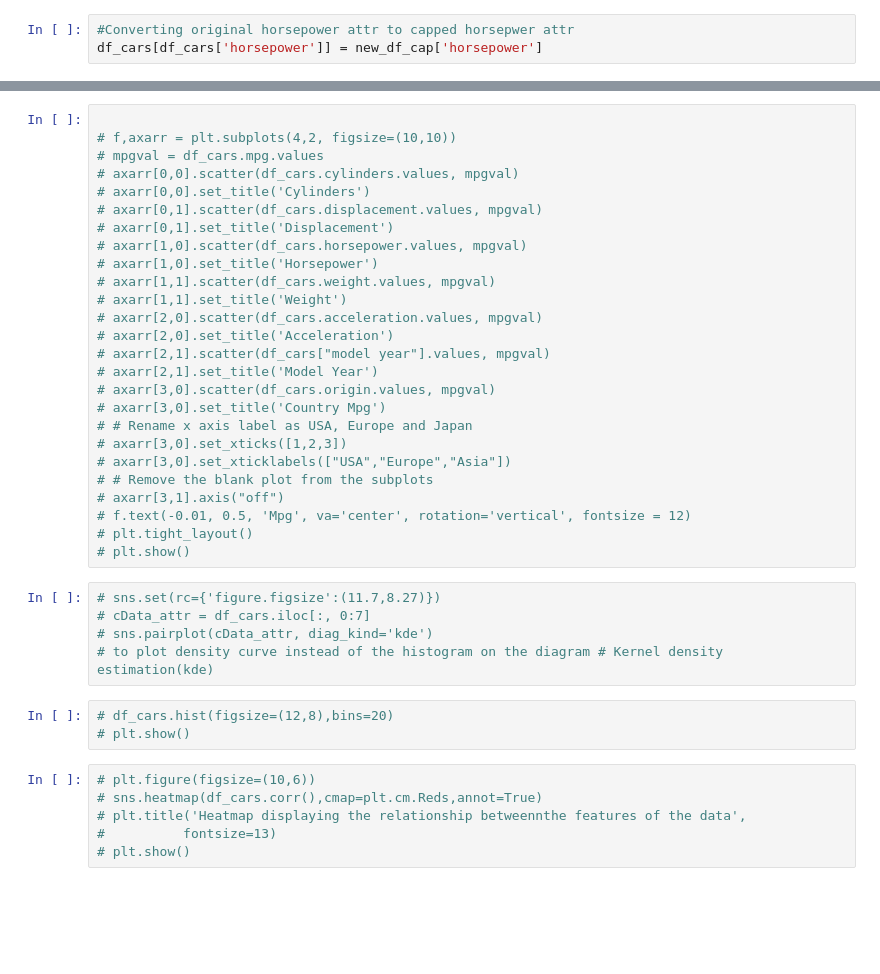
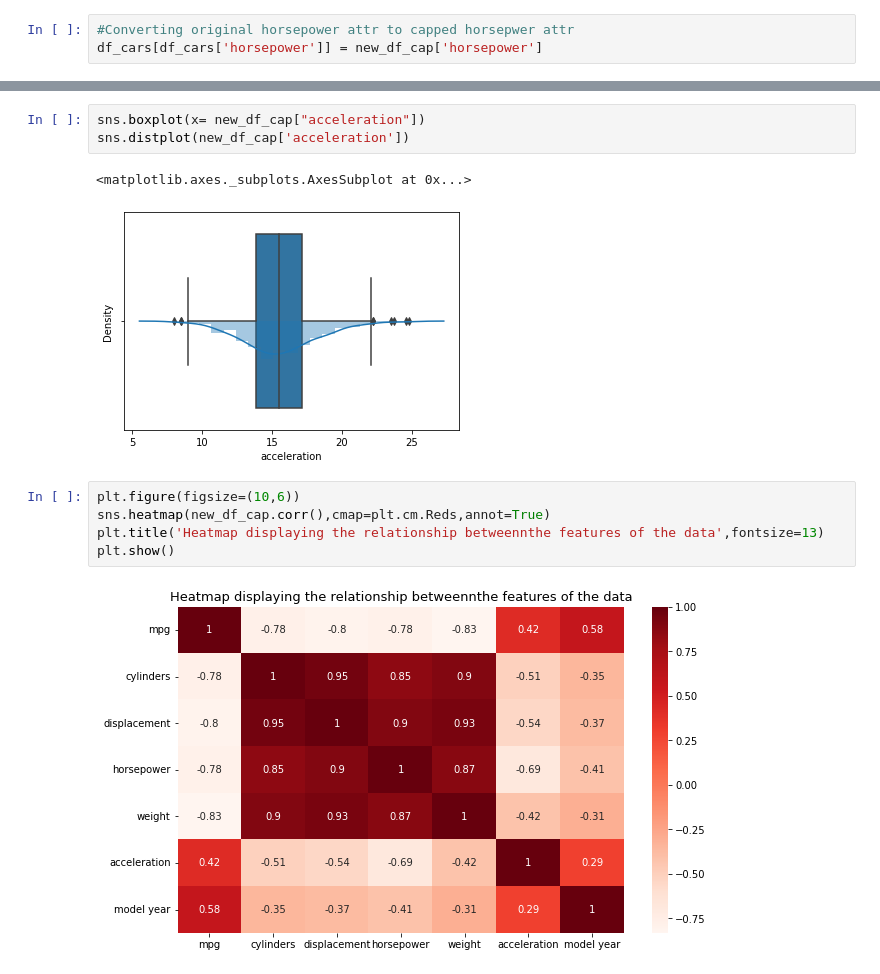
Before and after one commit to MuhammadTalha944/Detecting-and-Removing-Outlers-from-Dataset, a Jupyter notebook: Detecting_and_removing_Outlers.ipynb, the cells around one changed output, grey strips where cells are left out. Drawn from its saved outputs; the diff is of its cells as text; blank space fills up the shorter version.

```diff
--- a/Detecting_and_removing_Outlers.ipynb
+++ b/Detecting_and_removing_Outlers.ipynb
@@ -381,40 +420,13 @@ sns.distplot(new_df_cap['horsepower'])
-# %%
-
-# f,axarr = plt.subplots(4,2, figsize=(10,10))
-# mpgval = df_cars.mpg.values
-# axarr[0,0].scatter(df_cars.cylinders.values, mpgval)
-# axarr[0,0].set_title('Cylinders')
-# axarr[0,1].scatter(df_cars.displacement.values, mpgval)
-# axarr[0,1].set_title('Displacement')
-# axarr[1,0].scatter(df_cars.horsepower.values, mpgval)
-# axarr[1,0].set_title('Horsepower')
-# axarr[1,1].scatter(df_cars.weight.values, mpgval)
-# axarr[1,1].set_title('Weight')
-# axarr[2,0].scatter(df_cars.acceleration.values, mpgval)
-# axarr[2,0].set_title('Acceleration')
-# axarr[2,1].scatter(df_cars["model year"].values, mpgval)
-# axarr[2,1].set_title('Model Year')
-# axarr[3,0].scatter(df_cars.origin.values, mpgval)
-# axarr[3,0].set_title('Country Mpg')
-# # Rename x axis label as USA, Europe and Japan
-# axarr[3,0].set_xticks([1,2,3])
-# axarr[3,0].set_xticklabels(["USA","Europe","Asia"])
-# # Remove the blank plot from the subplots
-# axarr[3,1].axis("off")
-# f.text(-0.01, 0.5, 'Mpg', va='center', rotation='vertical', fontsize = 12)
-# plt.tight_layout()
-# plt.show()
-# %%
-# sns.set(rc={'figure.figsize':(11.7,8.27)})
-# cData_attr = df_cars.iloc[:, 0:7]
-# sns.pairplot(cData_attr, diag_kind='kde')
-# to plot density curve instead of the histogram on the diagram # Kernel density estimation(kde)
-# %%
-# df_cars.hist(figsize=(12,8),bins=20)
-# plt.show()
+# %%
+sns.boxplot(x= new_df_cap["acceleration"])
+sns.distplot(new_df_cap['acceleration'])
+# %% [output]
+<matplotlib.axes._subplots.AxesSubplot at 0x...>
+[figure, added]
 # %%
-# plt.figure(figsize=(10,6))
-# sns.heatmap(df_cars.corr(),cmap=plt.cm.Reds,annot=True)
-# plt.title('Heatmap displaying the relationship betweennthe features of the data',
-#          fontsize=13)
-# plt.show()
+plt.figure(figsize=(10,6))
+sns.heatmap(new_df_cap.corr(),cmap=plt.cm.Reds,annot=True)
+plt.title('Heatmap displaying the relationship betweennthe features of the data',fontsize=13)
+plt.show()
+# %% [output]
+[figure, added]
```
Also changed, not shown: parts of 33 cells of this notebook.
